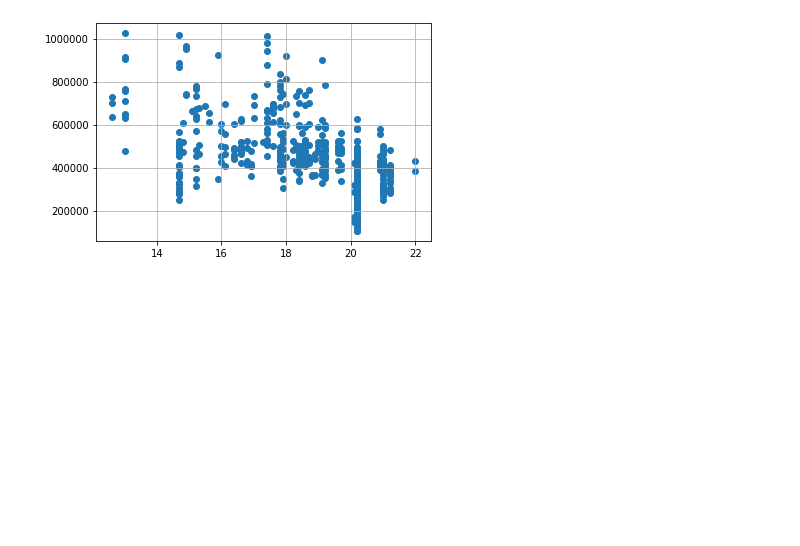
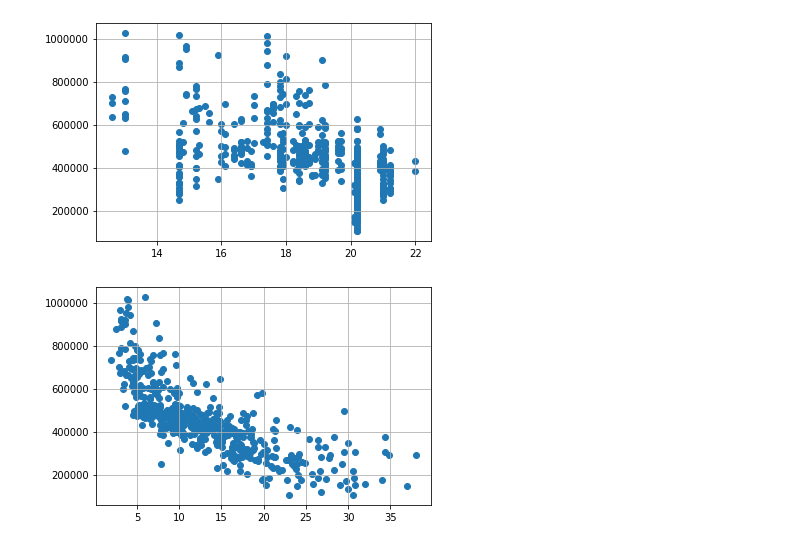
Before and after one commit to oscarm524/SageMaker_Studio_Examples, a Jupyter notebook: Regression/Regression_Example.ipynb, the cells around one changed output. Saved outputs shown, nothing was run; the diff lists cells and outputs as text; code cells hidden in the pictures; blank space fills up the shorter version.

Commit message:
Adding plot

```diff
--- a/Regression/Regression_Example.ipynb
+++ b/Regression/Regression_Example.ipynb
@@ -33,3 +33,9 @@ plt.grid()
 plt.show()
 # %% [output]
 [figure]
+# %%
+plt.scatter('LSTAT', 'MEDV', data = housing)
+plt.grid()
+plt.show()
+# %% [output]
+[figure, added]
```
